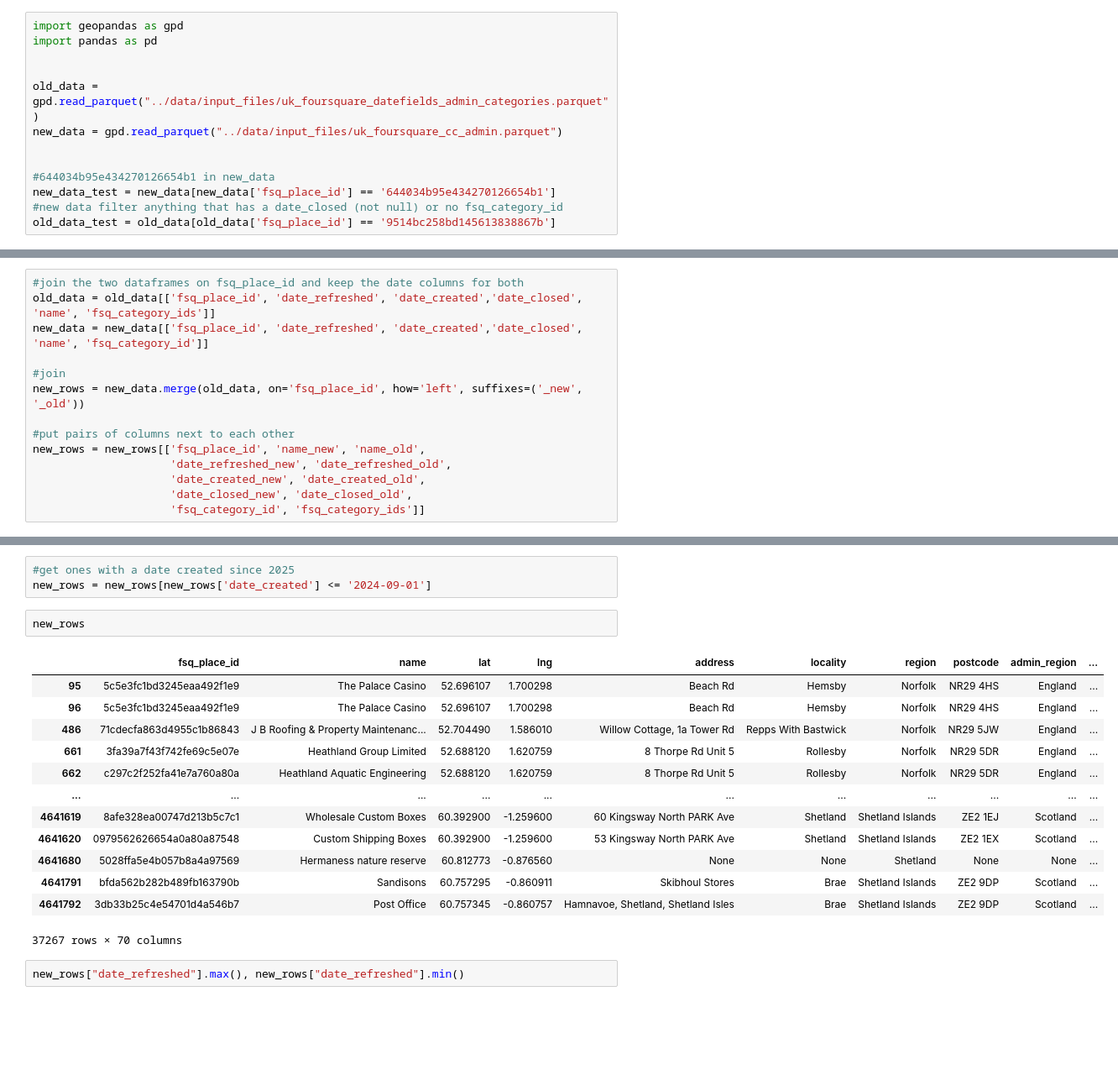
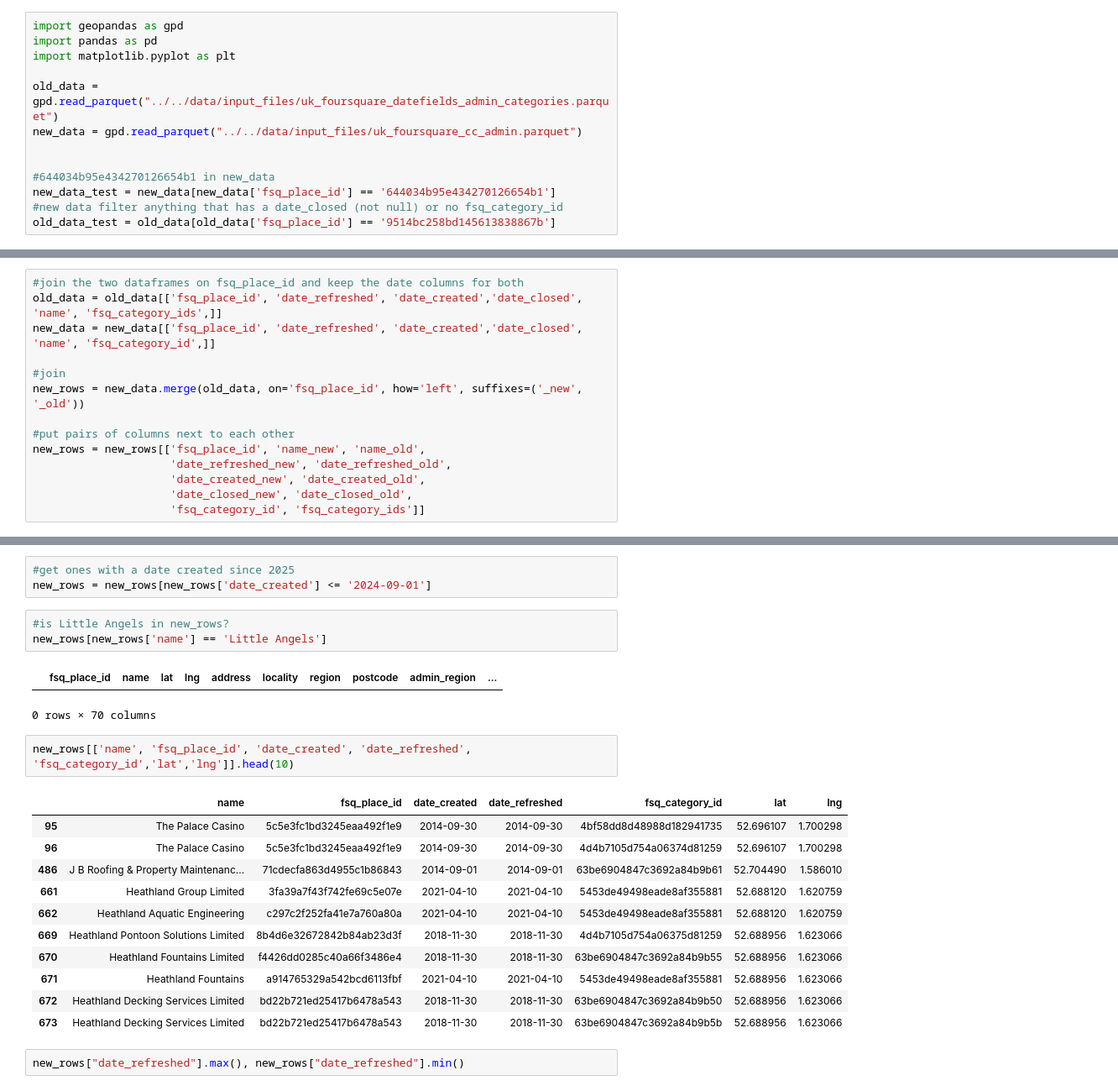
Before and after one commit to GeographicDataService/RetailCentres2026_Unified, a Jupyter notebook: Boundaries/notebooks/process_input_data/compare_newvsoldfoursquaredata.ipynb, the cells around one changed output, grey strips where cells are left out. Shown at 84% size. Saved outputs shown, nothing was run; the diff lists cells and outputs as text; blank space fills up the shorter version.

```diff
--- a/Boundaries/notebooks/process_input_data/compare_newvsoldfoursquaredata.ipynb
+++ b/Boundaries/notebooks/process_input_data/compare_newvsoldfoursquaredata.ipynb
@@ -1,10 +1,10 @@
 # %%
 import geopandas as gpd
 import pandas as pd
+import matplotlib.pyplot as plt
 
-
-old_data = gpd.read_parquet("../data/input_files/uk_foursquare_datefields_admin_categories.parquet")
-new_data = gpd.read_parquet("../data/input_files/uk_foursquare_cc_admin.parquet")
+old_data = gpd.read_parquet("../../data/input_files/uk_foursquare_datefields_admin_categories.parquet")
+new_data = gpd.read_parquet("../../data/input_files/uk_foursquare_cc_admin.parquet")
 
 
 #644034b95e434270126654b1 in new_data
@@ -39,7 +104,7 @@ Timestamp('2012-06-06 00:00:00')
 # %%
 #join the two dataframes on fsq_place_id and keep the date columns for both
-old_data = old_data[['fsq_place_id', 'date_refreshed', 'date_created','date_closed', 'name', 'fsq_category_ids']]
-new_data = new_data[['fsq_place_id', 'date_refreshed', 'date_created','date_closed', 'name', 'fsq_category_id']]
+old_data = old_data[['fsq_place_id', 'date_refreshed', 'date_created','date_closed', 'name', 'fsq_category_ids',]]
+new_data = new_data[['fsq_place_id', 'date_refreshed', 'date_created','date_closed', 'name', 'fsq_category_id',]]
 
 #join
 new_rows = new_data.merge(old_data, on='fsq_place_id', how='left', suffixes=('_new', '_old'))
@@ -119,22 +195,26 @@ new_rows = new_data[new_data['fsq_place_id'].isin(missing_ids_new)]
 # %%
 #get ones with a date created since 2025
 new_rows = new_rows[new_rows['date_created'] <= '2024-09-01']
+# %%
+#is Little Angels in new_rows?
+new_rows[new_rows['name'] == 'Little Angels']
+# %% [output]
+|  | fsq_place_id | name | lat | lng | address | locality | region | postcode | admin_region | ... |
+0 rows × 70 columns
 # %%
-new_rows
+new_rows[['name', 'fsq_place_id', 'date_created', 'date_refreshed', 'fsq_category_id','lat','lng']].head(10)
 # %% [output]
-|  | fsq_place_id | name | lat | lng | address | locality | region | postcode | admin_region | ... |
-| 95 | 5c5e3fc1bd3245eaa492f1e9 | The Palace Casino | 52.696107 | 1.700298 | Beach Rd | Hemsby | Norfolk | NR29 4HS | England | ... |
-| 96 | 5c5e3fc1bd3245eaa492f1e9 | The Palace Casino | 52.696107 | 1.700298 | Beach Rd | Hemsby | Norfolk | NR29 4HS | England | ... |
-| 486 | 71cdecfa863d4955c1b86843 | J B Roofing & Property Maintenanc... | 52.704490 | 1.586010 | Willow Cottage, 1a Tower Rd | Repps With Bastwick | Norfolk | NR29 5JW | England | ... |
-| 661 | 3fa39a7f43f742fe69c5e07e | Heathland Group Limited | 52.688120 | 1.620759 | 8 Thorpe Rd Unit 5 | Rollesby | Norfolk | NR29 5DR | England | ... |
-| 662 | c297c2f252fa41e7a760a80a | Heathland Aquatic Engineering | 52.688120 | 1.620759 | 8 Thorpe Rd Unit 5 | Rollesby | Norfolk | NR29 5DR | England | ... |
-| ... | ... | ... | ... | ... | ... | ... | ... | ... | ... | ... |
-| 4641619 | 8afe328ea00747d213b5c7c1 | Wholesale Custom Boxes | 60.392900 | -1.259600 | 60 Kingsway North PARK Ave | Shetland | Shetland Islands | ZE2 1EJ | Scotland | ... |
-| 4641620 | 0979562626654a0a80a87548 | Custom Shipping Boxes | 60.392900 | -1.259600 | 53 Kingsway North PARK Ave | Shetland | Shetland Islands | ZE2 1EX | Scotland | ... |
-| 4641680 | 5028ffa5e4b057b8a4a97569 | Hermaness nature reserve | 60.812773 | -0.876560 | None | None | Shetland | None | None | ... |
-| 4641791 | bfda562b282b489fb163790b | Sandisons | 60.757295 | -0.860911 | Skibhoul Stores | Brae | Shetland Islands | ZE2 9DP | Scotland | ... |
-| 4641792 | 3db33b25c4e54701d4a546b7 | Post Office | 60.757345 | -0.860757 | Hamnavoe, Shetland, Shetland Isles | Brae | Shetland Islands | ZE2 9DP | Scotland | ... |
+|  | name | fsq_place_id | date_created | date_refreshed | fsq_category_id | lat | lng |
+| 95 | The Palace Casino | 5c5e3fc1bd3245eaa492f1e9 | 2014-09-30 | 2014-09-30 | 4bf58dd8d48988d182941735 | 52.696107 | 1.700298 |
+| 96 | The Palace Casino | 5c5e3fc1bd3245eaa492f1e9 | 2014-09-30 | 2014-09-30 | 4d4b7105d754a06374d81259 | 52.696107 | 1.700298 |
+| 486 | J B Roofing & Property Maintenanc... | 71cdecfa863d4955c1b86843 | 2014-09-01 | 2014-09-01 | 63be6904847c3692a84b9b61 | 52.704490 | 1.586010 |
+| 661 | Heathland Group Limited | 3fa39a7f43f742fe69c5e07e | 2021-04-10 | 2021-04-10 | 5453de49498eade8af355881 | 52.688120 | 1.620759 |
+| 662 | Heathland Aquatic Engineering | c297c2f252fa41e7a760a80a | 2021-04-10 | 2021-04-10 | 5453de49498eade8af355881 | 52.688120 | 1.620759 |
+| 669 | Heathland Pontoon Solutions Limited | 8b4d6e32672842b84ab23d3f | 2018-11-30 | 2018-11-30 | 4d4b7105d754a06375d81259 | 52.688956 | 1.623066 |
+| 670 | Heathland Fountains Limited | f4426dd0285c40a66f3486e4 | 2018-11-30 | 2018-11-30 | 63be6904847c3692a84b9b55 | 52.688956 | 1.623066 |
+| 671 | Heathland Fountains | a914765329a542bcd6113fbf | 2021-04-10 | 2021-04-10 | 5453de49498eade8af355881 | 52.688956 | 1.623066 |
+| 672 | Heathland Decking Services Limited | bd22b721ed25417b6478a543 | 2018-11-30 | 2018-11-30 | 63be6904847c3692a84b9b50 | 52.688956 | 1.623066 |
+| 673 | Heathland Decking Services Limited | bd22b721ed25417b6478a543 | 2018-11-30 | 2018-11-30 | 63be6904847c3692a84b9b5b | 52.688956 | 1.623066 |
-37267 rows × 70 columns
 # %%
 new_rows["date_refreshed"].max(), new_rows["date_refreshed"].min()
 # %% [output]
```
Also changed, not shown: parts of 13 cells of this notebook, 3 other files.
